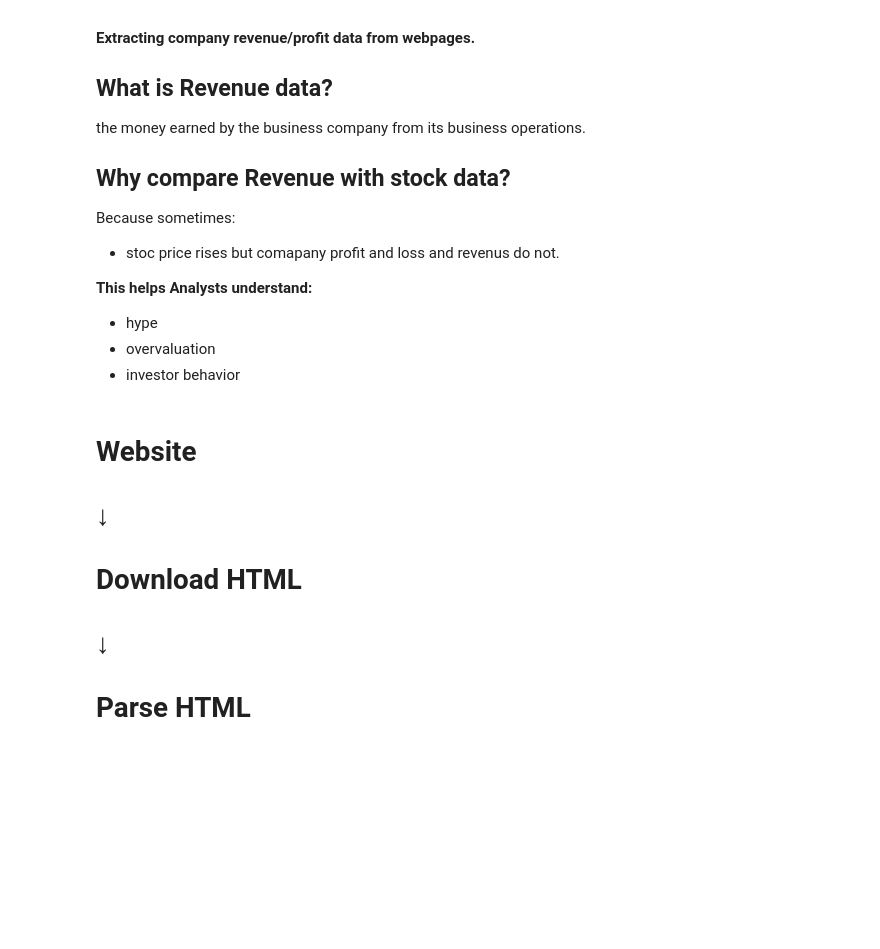
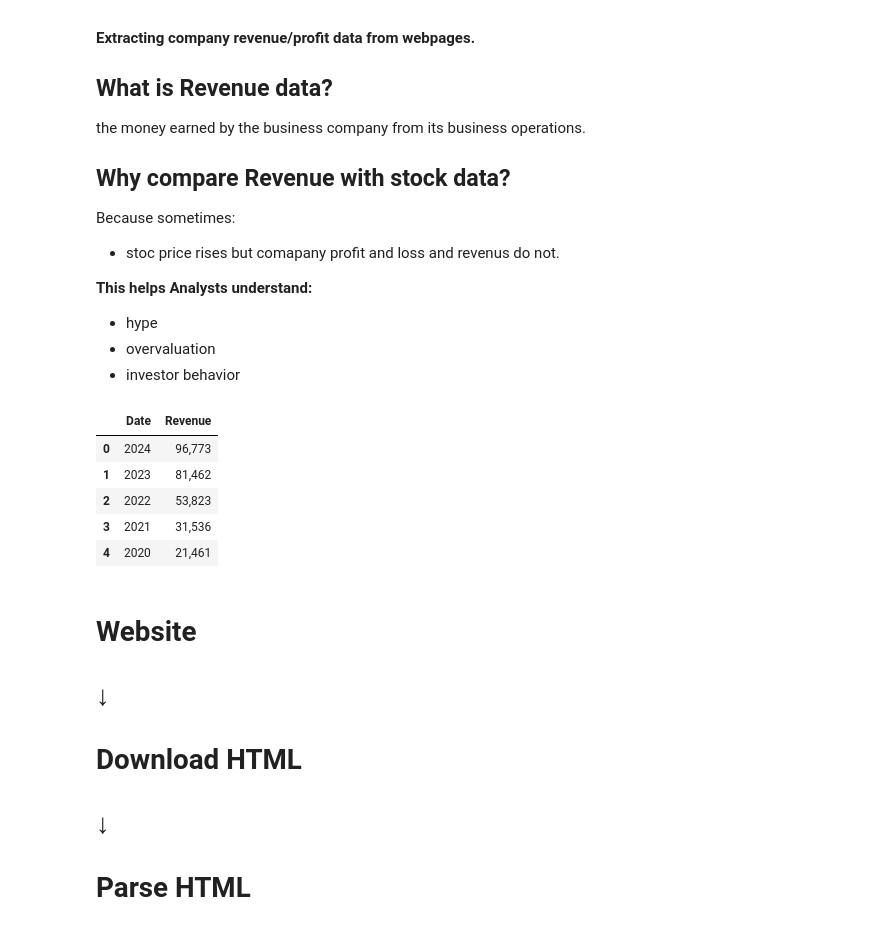
Before and after one commit to ansuman1981/python-project-for-data-science-, a Jupyter notebook: gamestop_vs_tesla.ipynb, the cells around one changed output. Saved outputs shown, nothing was run; the diff lists cells and outputs as text; code cells hidden in the pictures; blank space fills up the shorter version.

Commit message:
craete revenue dataset for tesla stock and get info

```diff
--- a/gamestop_vs_tesla.ipynb
+++ b/gamestop_vs_tesla.ipynb
@@ -165,3 +165,19 @@ Because sometimes:
 * hype
 * overvaluation
 * investor behavior
+# %%
+# create revenue dataset
+tesla_revenue = pd.DataFrame({
+    "Date": ["2024", "2023", "2022", "2021", "2020"],
+    "Revenue": ["96,773", "81,462", "53,823", "31,536", "21,461"]
+})
+# %%
+# view the dataset
+tesla_revenue.head()
+# %% [output]
+|  | Date | Revenue |
+| 0 | 2024 | 96,773 |
+| 1 | 2023 | 81,462 |
+| 2 | 2022 | 53,823 |
+| 3 | 2021 | 31,536 |
+| 4 | 2020 | 21,461 |
```
Also changed, not shown: parts of 6 cells of this notebook.
